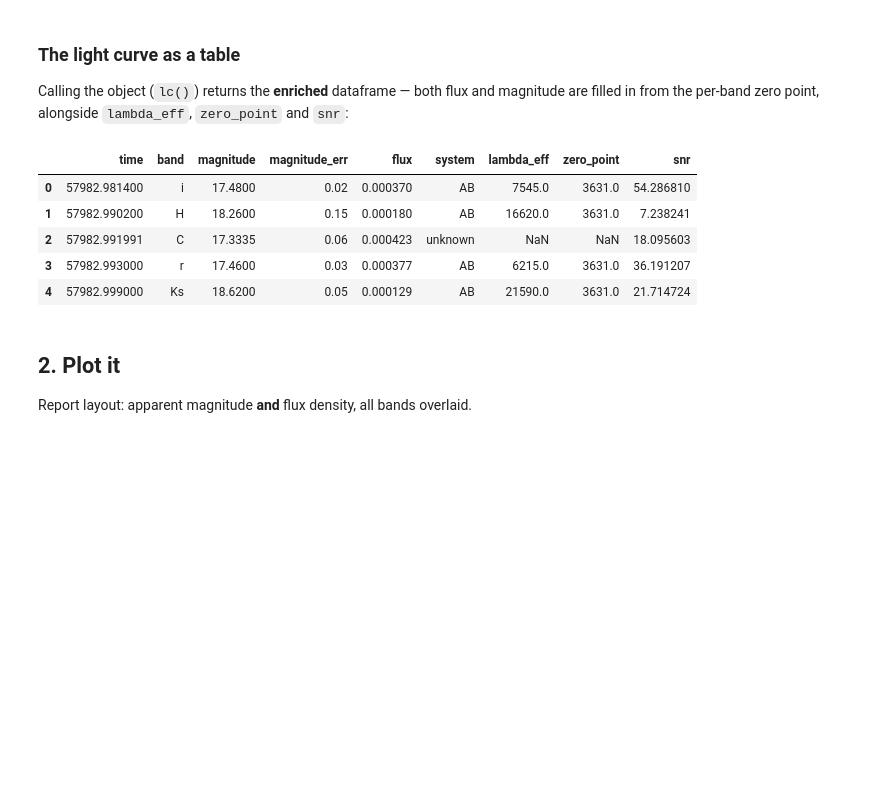
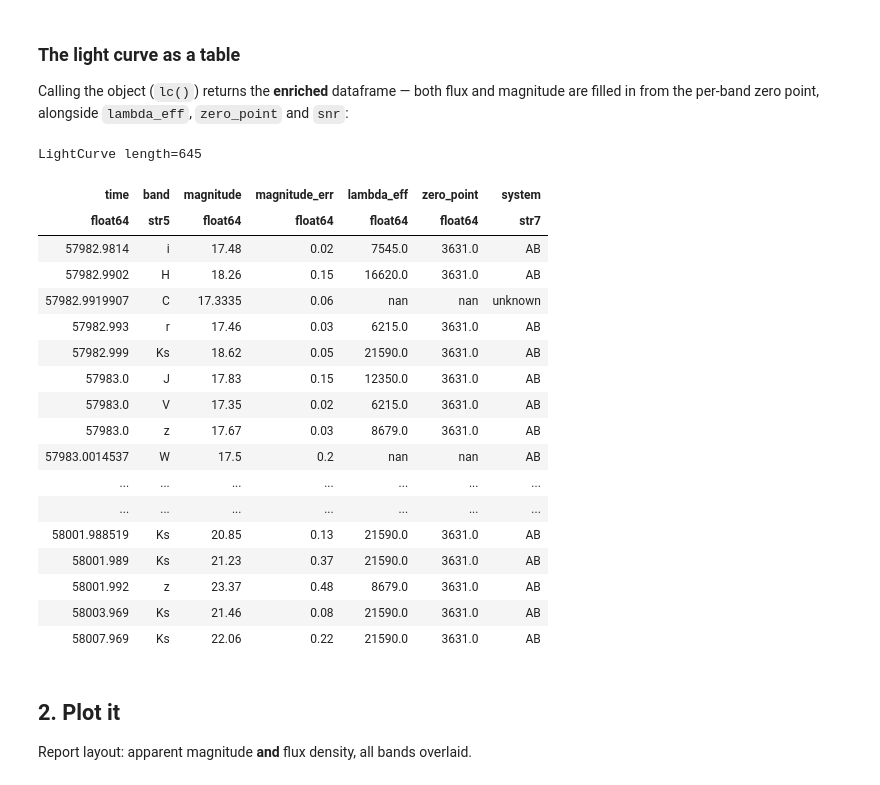
Before and after one commit to phelipedarc/WHISPER_AI, a Jupyter notebook: examples/at2017gfo_quickstart.ipynb, the cells around one changed output. Drawn from its saved outputs; the diff is of its cells as text; code cells hidden in the pictures; blank space fills up the shorter version.

```diff
--- a/examples/at2017gfo_quickstart.ipynb
+++ b/examples/at2017gfo_quickstart.ipynb
@@ -47,14 +62,27 @@ n_bands: 29 | data_mode: magnitude | redshift_known: True
 Calling the object (`lc()`) returns the **enriched** dataframe — both flux and magnitude are filled in
 from the per-band zero point, alongside `lambda_eff`, `zero_point` and `snr`:
 # %%
-lc().head()
+lc
 # %% [output]
+LightCurve length=645
-|  | time | band | magnitude | magnitude_err | flux | system | lambda_eff | zero_point | snr |
-| 0 | 57982.981400 | i | 17.4800 | 0.02 | 0.000370 | AB | 7545.0 | 3631.0 | 54.286810 |
-| 1 | 57982.990200 | H | 18.2600 | 0.15 | 0.000180 | AB | 16620.0 | 3631.0 | 7.238241 |
-| 2 | 57982.991991 | C | 17.3335 | 0.06 | 0.000423 | unknown | NaN | NaN | 18.095603 |
-| 3 | 57982.993000 | r | 17.4600 | 0.03 | 0.000377 | AB | 6215.0 | 3631.0 | 36.191207 |
-| 4 | 57982.999000 | Ks | 18.6200 | 0.05 | 0.000129 | AB | 21590.0 | 3631.0 | 21.714724 |
+| time | band | magnitude | magnitude_err | lambda_eff | zero_point | system |
+| float64 | str5 | float64 | float64 | float64 | float64 | str7 |
+| 57982.9814 | i | 17.48 | 0.02 | 7545.0 | 3631.0 | AB |
+| 57982.9902 | H | 18.26 | 0.15 | 16620.0 | 3631.0 | AB |
+| 57982.9919907 | C | 17.3335 | 0.06 | nan | nan | unknown |
+| 57982.993 | r | 17.46 | 0.03 | 6215.0 | 3631.0 | AB |
+| 57982.999 | Ks | 18.62 | 0.05 | 21590.0 | 3631.0 | AB |
+| 57983.0 | J | 17.83 | 0.15 | 12350.0 | 3631.0 | AB |
+| 57983.0 | V | 17.35 | 0.02 | 6215.0 | 3631.0 | AB |
+| 57983.0 | z | 17.67 | 0.03 | 8679.0 | 3631.0 | AB |
+| 57983.0014537 | W | 17.5 | 0.2 | nan | nan | AB |
+| ... | ... | ... | ... | ... | ... | ... |
+| ... | ... | ... | ... | ... | ... | ... |
+| 58001.988519 | Ks | 20.85 | 0.13 | 21590.0 | 3631.0 | AB |
+| 58001.989 | Ks | 21.23 | 0.37 | 21590.0 | 3631.0 | AB |
+| 58001.992 | z | 23.37 | 0.48 | 8679.0 | 3631.0 | AB |
+| 58003.969 | Ks | 21.46 | 0.08 | 21590.0 | 3631.0 | AB |
+| 58007.969 | Ks | 22.06 | 0.22 | 21590.0 | 3631.0 | AB |
 # %% [markdown]
 ## 2. Plot it
 
```
Also changed, not shown: parts of 2 cells of this notebook, 13 other files.
